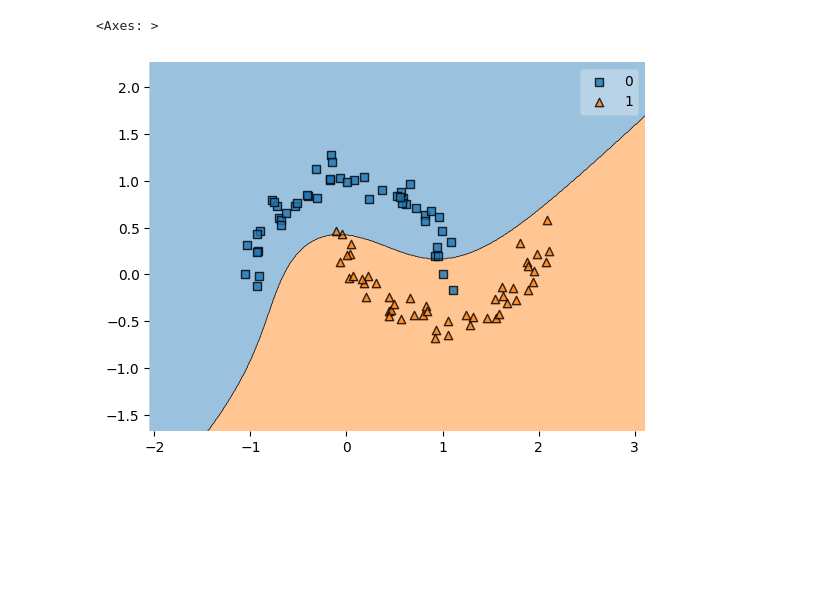
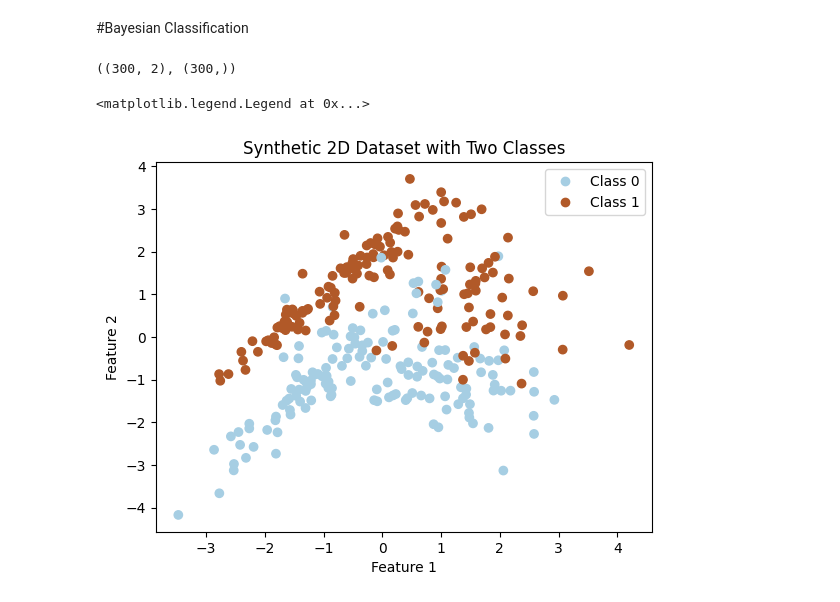
Before and after one commit to YKhalitov/College-Projects, a Jupyter notebook: RIT-Projects/Machine Learning - CSCI 335/ML12.ipynb, the cells around one changed output. Cells and saved outputs as stored; diff of their text form; code cells hidden in the pictures; blank space fills up the shorter version.

```diff
--- a/RIT-Projects/Machine Learning - CSCI 335/ML12.ipynb
+++ b/RIT-Projects/Machine Learning - CSCI 335/ML12.ipynb
@@ -202,5 +1,2 @@ Pipeline(steps=[('poly', PolynomialFeatures(degree=3)),
-# %%
-plot_decision_regions(X,y,pipe2)
-# %% [output]
-<Axes: >
-[figure, removed]
+# %% [markdown]
+#Bayesian Classification
@@ -206,0 +13,15 @@ plot_decision_regions(X,y,pipe2)
+# %%
+#your code here
+X.shape, y.shape
+# %% [output]
+((300, 2), (300,))
+# %%
+# Plot the synthetic dataset
+scatter_train = plt.scatter(X[:, 0], X[:, 1], c=y, cmap=plt.cm.Paired)
+plt.xlabel('Feature 1')
+plt.ylabel('Feature 2')
+plt.title('Synthetic 2D Dataset with Two Classes')
+plt.legend(handles=scatter_train.legend_elements()[0], labels=['Class 0', 'Class 1'])
+# %% [output]
+<matplotlib.legend.Legend at 0x...>
+[figure, added]
```
Also changed, not shown: parts of 55 cells of this notebook.
